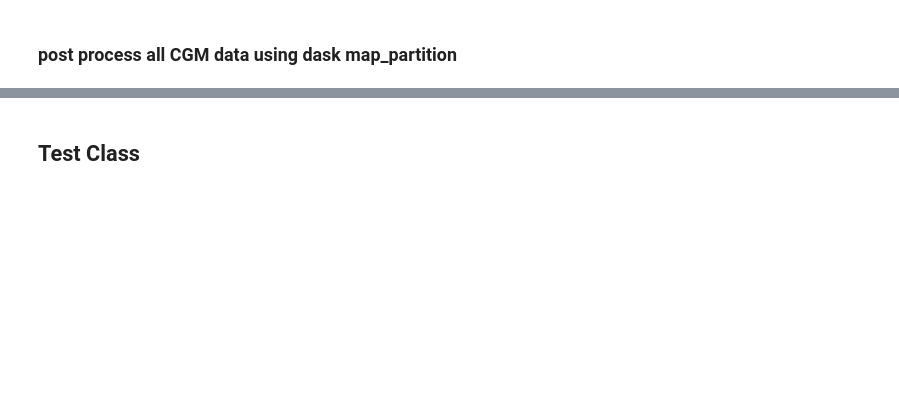
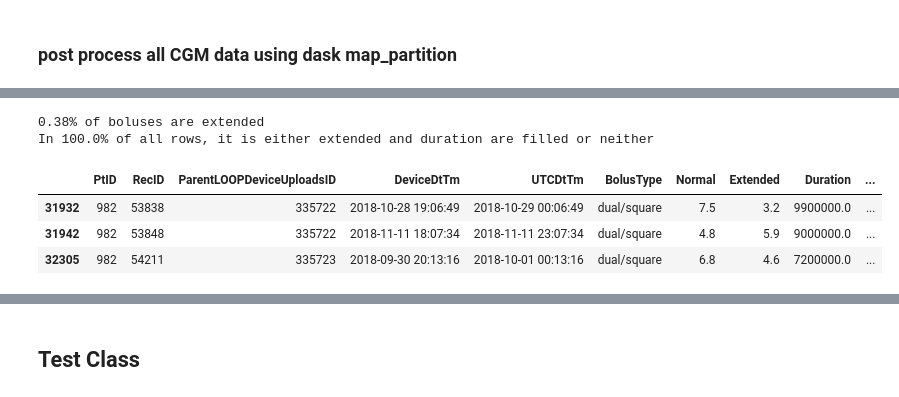
Before and after one commit to nudgebg/egvinsulin, a Jupyter notebook: notebooks/understand-loop-dataset.ipynb, the cells around one changed output, grey strips where cells are left out. Saved outputs shown, nothing was run; the diff lists cells and outputs as text; code cells hidden in the pictures; blank space fills up the shorter version.

```diff
--- a/notebooks/understand-loop-dataset.ipynb
+++ b/notebooks/understand-loop-dataset.ipynb
@@ -552,0 +815,12 @@ loop_cgm_transformed.to_csv(os.path.join(loop_parquet_out_path, 'cgm_transformed
+# %%
+#print the fraction of extended boluses
+print(f'{100*df_bolus.Extended.notna().mean():.2f}% of boluses are extended')
+print(f'In {(df_bolus.Extended.notna() == df_bolus.Duration.notna()).mean():.1%} of all rows, it is either extended and duration are filled or neither')
+display(df_bolus.loc[df_bolus.Extended.notna()].head(3).dropna(axis=1,how='all'))
+# %% [output]
+0.38% of boluses are extended
+In 100.0% of all rows, it is either extended and duration are filled or neither
+|  | PtID | RecID | ParentLOOPDeviceUploadsID | DeviceDtTm | UTCDtTm | BolusType | Normal | Extended | Duration | ... |
+| 31932 | 982 | 53838 | 335722 | 2018-10-28 19:06:49 | 2018-10-29 00:06:49 | dual/square | 7.5 | 3.2 | 9900000.0 | ... |
+| 31942 | 982 | 53848 | 335722 | 2018-11-11 18:07:34 | 2018-11-11 23:07:34 | dual/square | 4.8 | 5.9 | 9000000.0 | ... |
+| 32305 | 982 | 54211 | 335723 | 2018-09-30 20:13:16 | 2018-10-01 00:13:16 | dual/square | 6.8 | 4.6 | 7200000.0 | ... |
```
Also changed, not shown: parts of 59 cells of this notebook, 3 other files.
